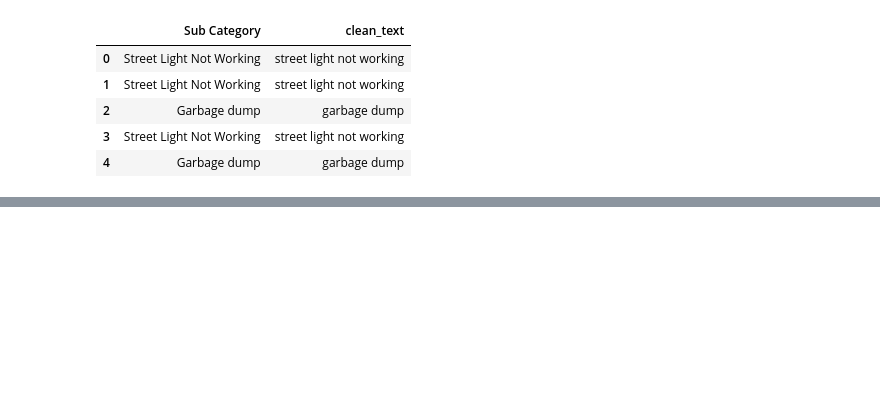
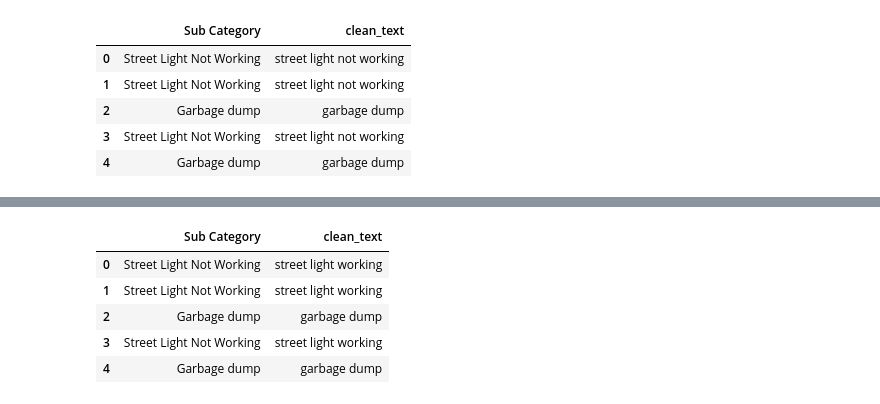
Before and after one commit to liyajasminn/AI-Citizen-Grievance-System, a Jupyter notebook: week1.ipynb, the cells around one changed output, grey strips where cells are left out. Drawn from its saved outputs; the diff is of its cells as text; code cells hidden in the pictures; blank space fills up the shorter version.

```diff
--- a/week1.ipynb
+++ b/week1.ipynb
@@ -138,3 +140,17 @@ df[['Sub Category', 'clean_text']].head()
 | 2 | Garbage dump | garbage dump |
 | 3 | Street Light Not Working | street light not working |
 | 4 | Garbage dump | garbage dump |
+# %%
+import nltk
+from nltk.corpus import stopwords
+
+nltk.download('stopwords')
+
+stop_words = set(stopwords.words('english'))
+
+def remove_stopwords(text):
+    words = text.split()
+    filtered = [word for word in words if word not in stop_words]
+    return " ".join(filtered)
+
+df['clean_text'] = df['clean_text'].apply(remove_stopwords)
@@ -140,0 +168,23 @@ df[['Sub Category', 'clean_text']].head()
+# %%
+from nltk.stem import WordNetLemmatizer
+
+lemmatizer = WordNetLemmatizer()
+
+def lemmatize_text(text):
+
+    words = text.split()
+
+    words = [lemmatizer.lemmatize(word) for word in words]
+
+    return " ".join(words)
+
+df['clean_text'] = df['clean_text'].apply(lemmatize_text)
+
+df[['Sub Category','clean_text']].head()
+# %% [output]
+|  | Sub Category | clean_text |
+| 0 | Street Light Not Working | street light working |
+| 1 | Street Light Not Working | street light working |
+| 2 | Garbage dump | garbage dump |
+| 3 | Street Light Not Working | street light working |
+| 4 | Garbage dump | garbage dump |
```
Also changed, not shown: parts of 8 cells of this notebook.
